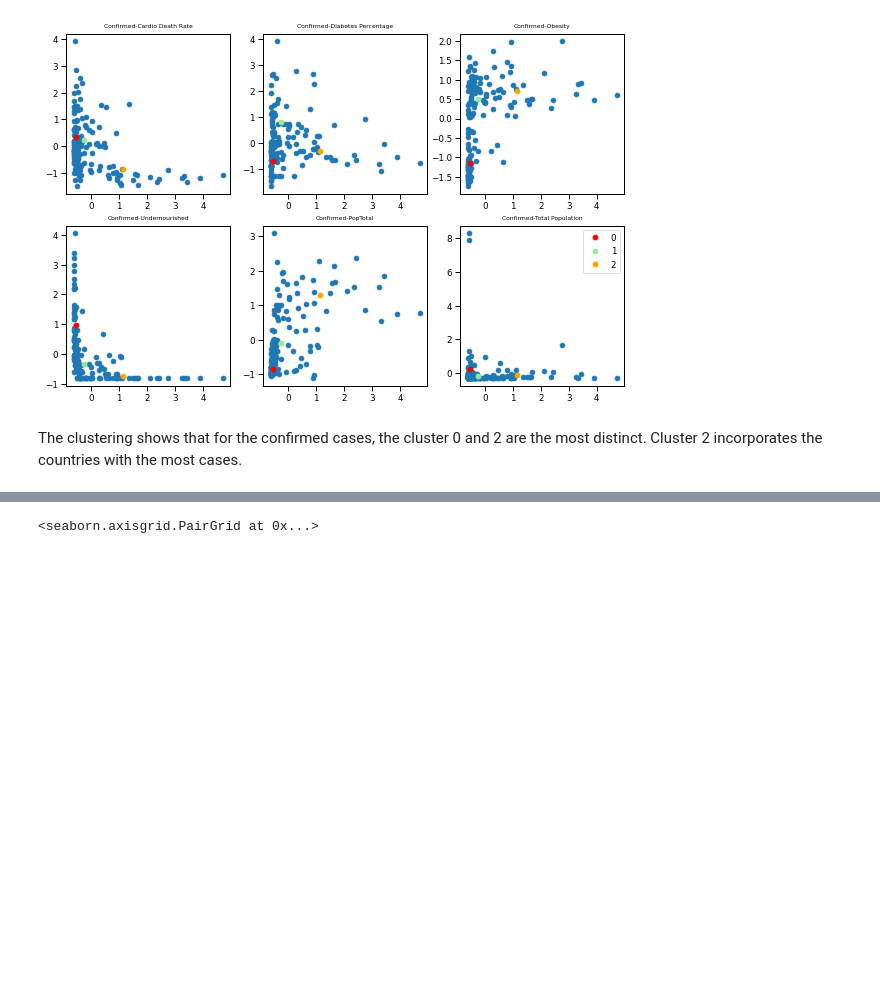
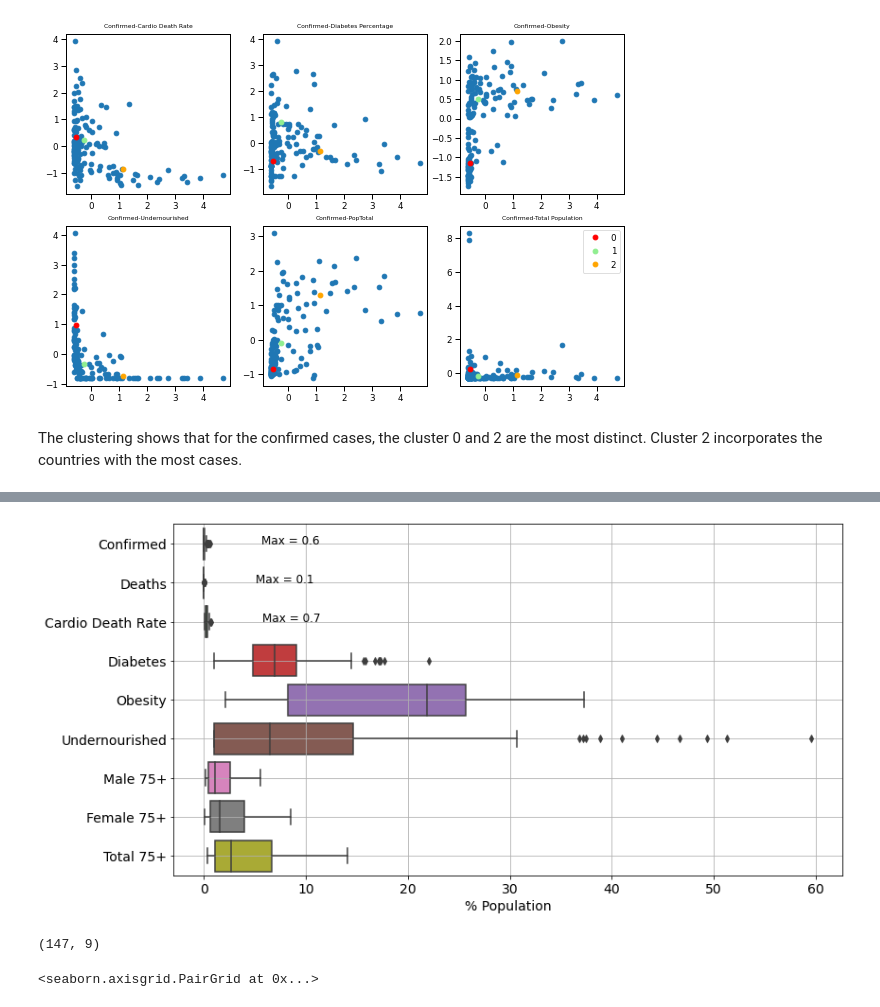
Before and after one commit to Lisalottel/Springboard, a Jupyter notebook: Capstone_02/notebooks/COVID-19_02-EDA.ipynb, the cells around one changed output, grey strips where cells are left out. Saved outputs shown, nothing was run; the diff lists cells and outputs as text; code cells hidden in the pictures; blank space fills up the shorter version.

```diff
--- a/Capstone_02/notebooks/COVID-19_02-EDA.ipynb
+++ b/Capstone_02/notebooks/COVID-19_02-EDA.ipynb
@@ -214,3 +419,22 @@ The clustering shows that for the confirmed cases, the cluster 0 and 2 are the m
+# %%
+df_temp = df_clust.drop(['Country','Total Population','Recovered','Active','Clusters'],axis=1)
+plt.figure(figsize=(12,6))
+ax = sns.boxplot(data=df_temp,orient='h')
+ax.set_yticklabels(df_temp.columns,fontsize=14)
+ax.set_xticklabels(np.arange(-10,70,10),fontsize=14)
+ax.set_xlabel('% Population',fontsize=14)
+for i in range(3):
+    xval = max(df_temp.iloc[:,i])
+    ax.annotate('Max = {:.1f}'.format(xval),(xval+5,i),fontsize=12)
+ax.grid()
+plt.tight_layout()
+plt.savefig('../reports/figures/boxplots_EDA.png')
+# %% [output]
+[figure, added]
+# %%
+df_temp.shape
+# %% [output]
+(147, 9)
 # %%
 df_temp = df_cov.drop('Undernourished',axis=1)
 sns.pairplot(df_temp,hue='Clusters')
```
Also changed, not shown: parts of 7 cells of this notebook.
